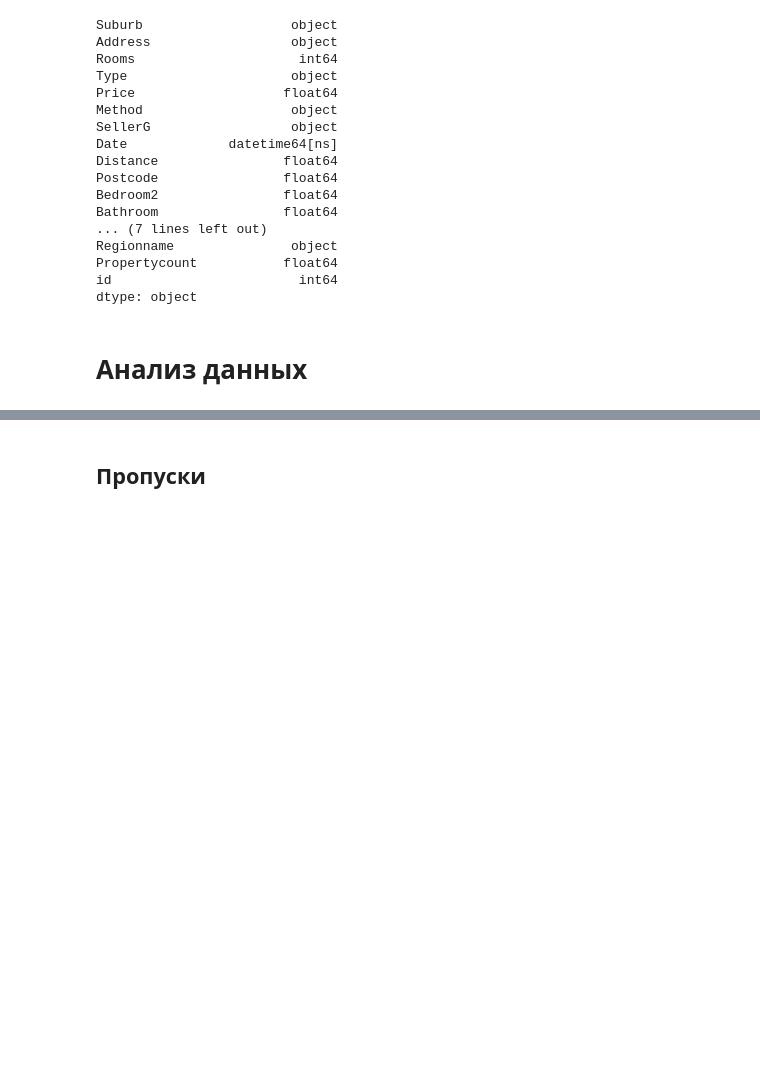
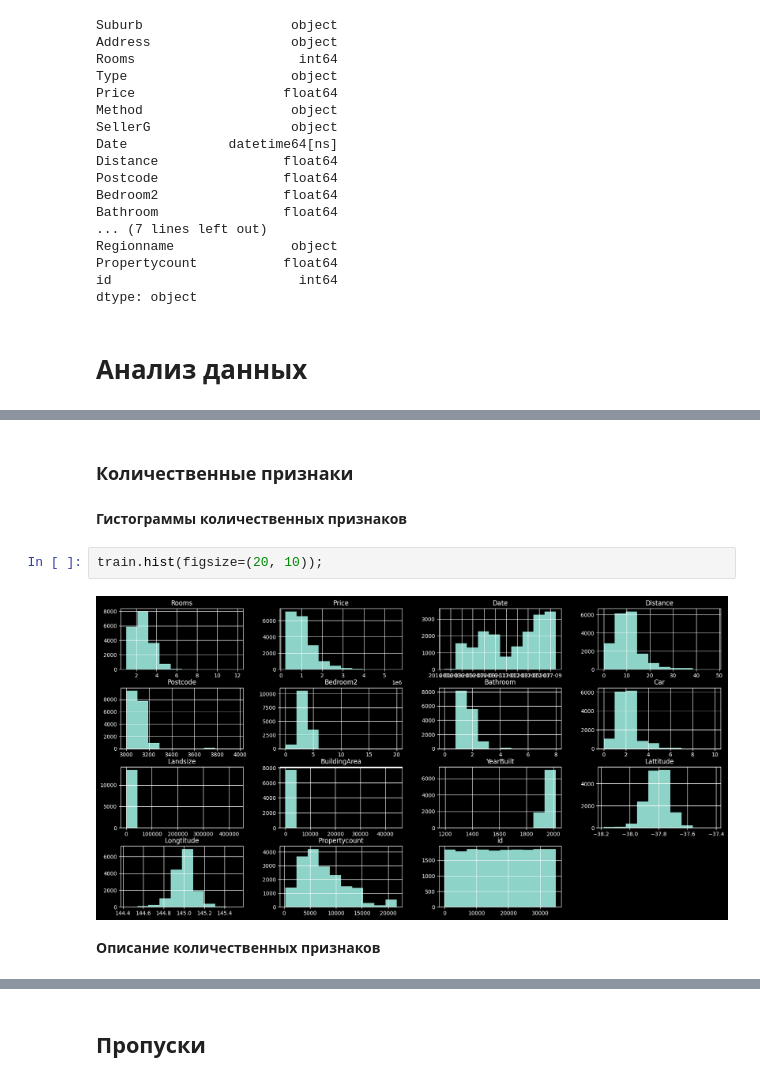
Before and after one commit to Zetis659/Data_Science_GM, a Jupyter notebook: Leopard_challenge_Regression/Leopard_challenge_Regression_2.ipynb, the cells around one changed output, grey strips where cells are left out. Saved outputs shown, nothing was run; the diff lists cells and outputs as text; blank space fills up the shorter version.

```diff
--- a/Leopard_challenge_Regression/Leopard_challenge_Regression_2.ipynb
+++ b/Leopard_challenge_Regression/Leopard_challenge_Regression_2.ipynb
@@ -110,0 +152,10 @@ dtype: object
+# %% [markdown]
+### Количественные признаки
+# %% [markdown]
+**Гистограммы количественных признаков**
+# %%
+train.hist(figsize=(20, 10));
+# %% [output]
+[figure, added]
+# %% [markdown]
+**Описание количественных признаков**
```
Also changed, not shown: parts of 92 cells of this notebook.
